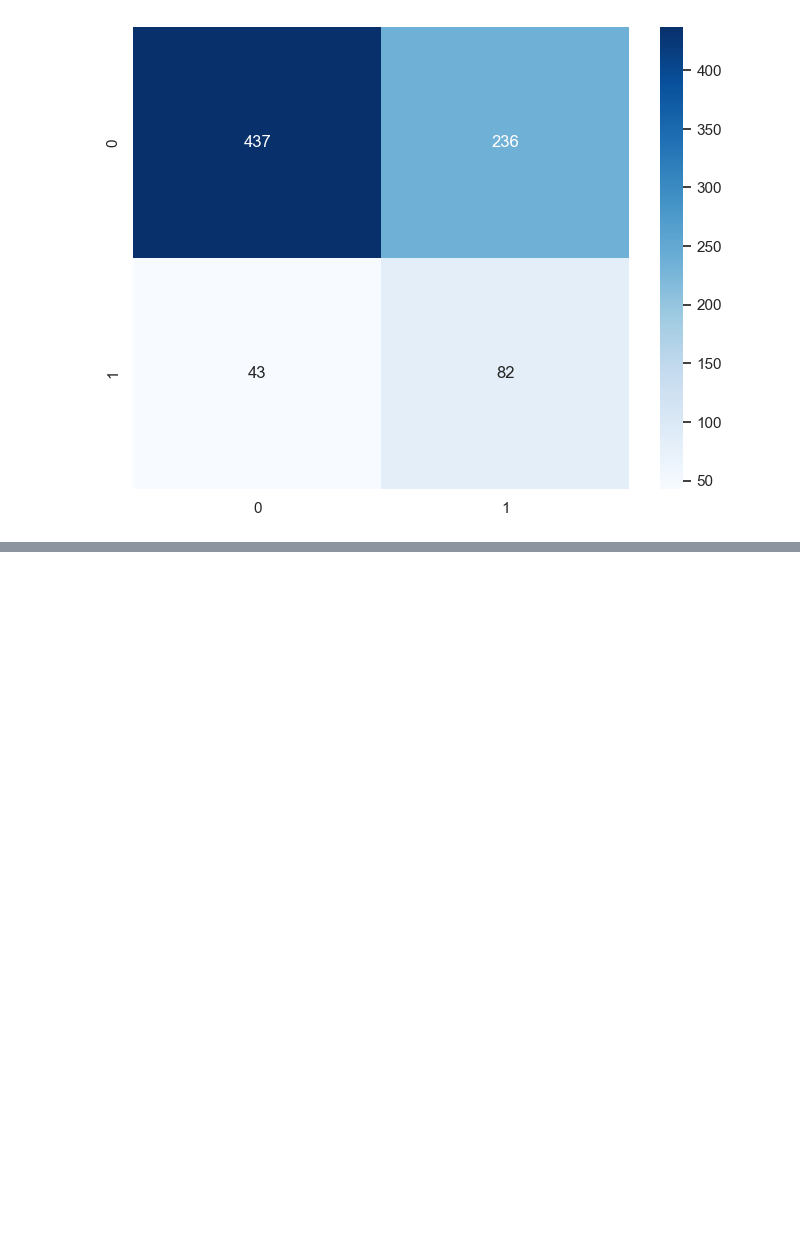
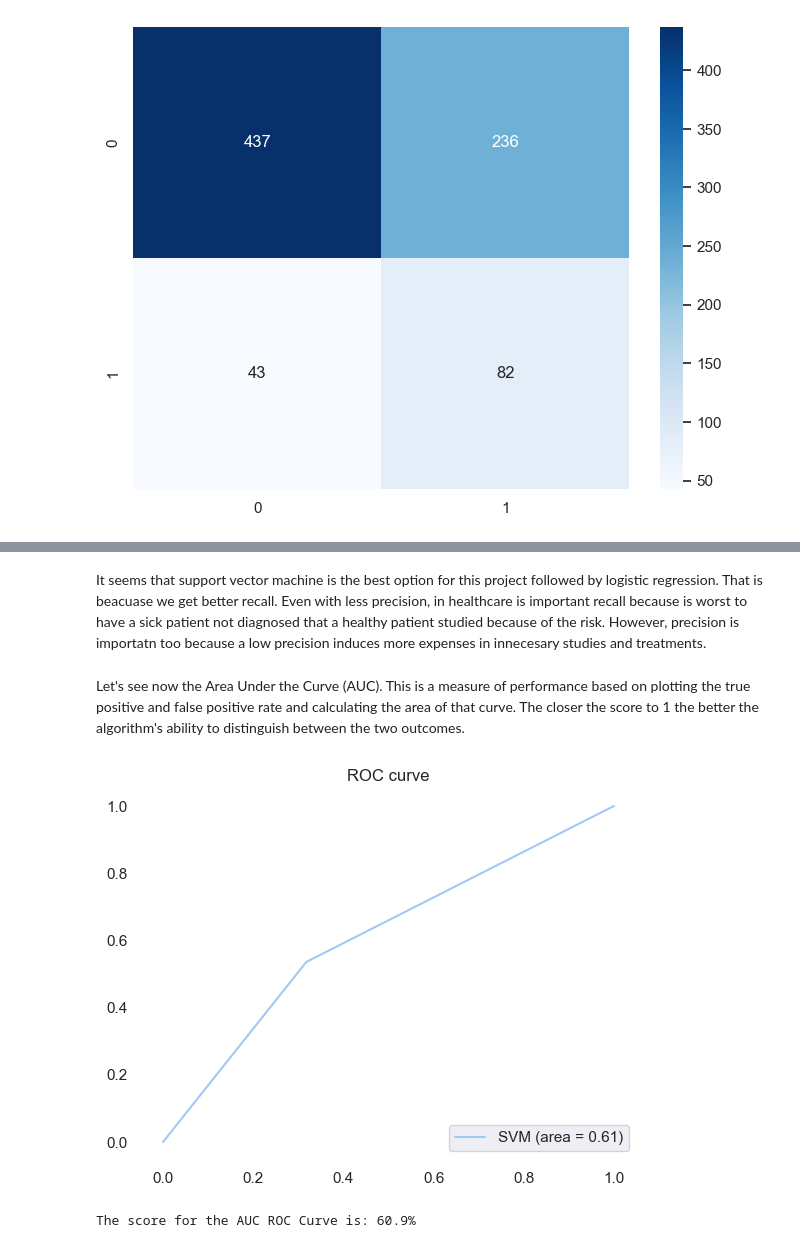
Before and after one commit to Fermazate/Heart-Disease-Prediction, a Jupyter notebook: notebooks/02_data_exploration.ipynb, the cells around one changed output, grey strips where cells are left out. Saved outputs shown, nothing was run; the diff lists cells and outputs as text; code cells hidden in the pictures; blank space fills up the shorter version.

```diff
--- a/notebooks/02_data_exploration.ipynb
+++ b/notebooks/02_data_exploration.ipynb
@@ -397,0 +411,17 @@ plt.show()
+# %% [markdown]
+It seems that support vector machine is the best option for this project followed by logistic regression. That is beacuase we get better recall. Even with less precision, in healthcare is important recall because is worst to have a sick patient not diagnosed that a healthy patient studied because of the risk. However, precision is importatn too because a low precision induces more expenses in innecesary studies and treatments.
+# %% [markdown]
+Let's see now the Area Under the Curve (AUC). This is a measure of performance based on plotting the true positive and false positive rate and calculating the area of that curve. The closer the score to 1 the better the algorithm's ability to distinguish between the two outcomes.
+# %%
+fpr,tpr, _ = roc_curve(y_test,svm_pred)
+auc = roc_auc_score(y_test,svm_pred)
+plt.plot(fpr,tpr,label='SVM (area = %0.2f)' % auc)
+plt.legend(loc=4)
+plt.box(False)
+plt.title('ROC curve')
+plt.show()
+
+print(f"The score for the AUC ROC Curve is: {round(auc,3)*100}%")
+# %% [output]
+[figure, added]
+The score for the AUC ROC Curve is: 60.9%
```
Also changed, not shown: parts of 10 cells of this notebook, 1 other file.
